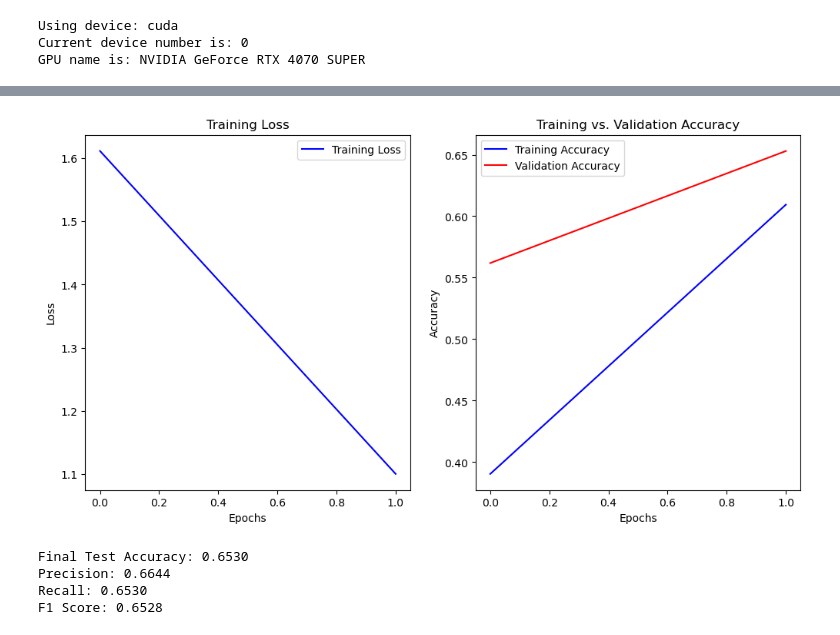
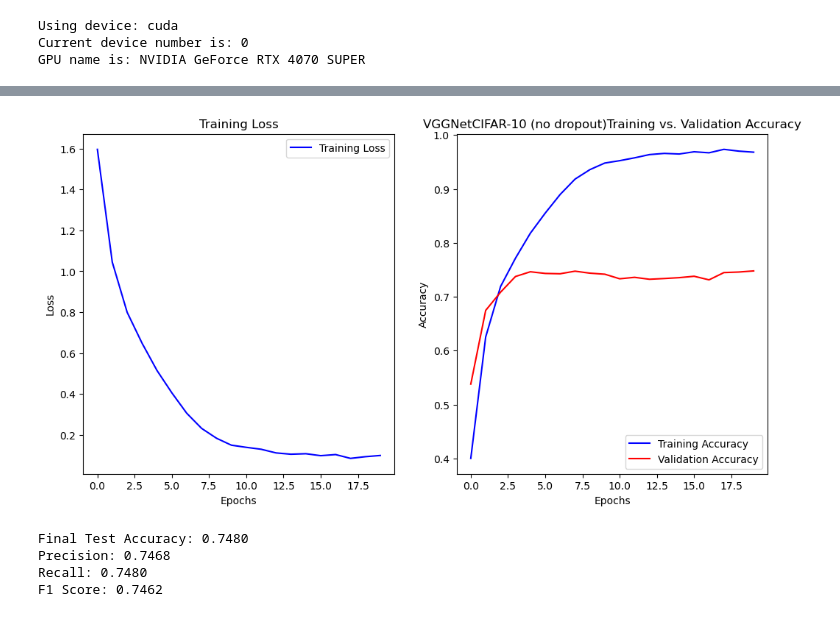
Before and after one commit to nathon-tadeo/4106-Realtime-ML, a Jupyter notebook: Hw2/homework_2_real_time_ml.ipynb, the cells around one changed output, grey strips where cells are left out. Drawn from its saved outputs; the diff is of its cells as text; code cells hidden in the pictures.

```diff
--- a/Hw2/homework_2_real_time_ml.ipynb
+++ b/Hw2/homework_2_real_time_ml.ipynb
@@ -795,9 +795,9 @@ F1 Score: 0.3796
 # %%
-# Problem 2: Simplified VGGnet model CIFAR-10 no Dropout
+# Problem 2: Simplified VGGnet model CIFAR-10 without Dropout
 # Hyperparameters
 batch_size = 64
 learning_rate = 0.001
-num_epochs = 2
+num_epochs = 20
 num_classes = 10
 
 # Load CIFAR-10 dataset
@@ -935,7 +935,7 @@ ax2.plot(range(len(train_accuracies)), train_accuracies, label="Training Accurac
 ax2.plot(range(len(val_accuracies)), val_accuracies, label="Validation Accuracy", color="red")
 ax2.set_xlabel("Epochs")
 ax2.set_ylabel("Accuracy")
-ax2.set_title("Training vs. Validation Accuracy")
+ax2.set_title("VGGNetCIFAR-10 (no dropout)Training vs. Validation Accuracy")
 ax2.legend()
 
 plt.show()
@@ -968,8 +981,8 @@ Training Time: 38.03 seconds
-[figure, old version]
+[figure, new version]
-Final Test Accuracy: 0.6530
-Precision: 0.6644
-Recall: 0.6530
-F1 Score: 0.6528
+Final Test Accuracy: 0.7480
+Precision: 0.7468
+Recall: 0.7480
+F1 Score: 0.7462
 # %%
 # Problem 2: Simplified VGGnet model CIFAR-10 with Dropout
 # Hyperparameters
```
Also changed, not shown: parts of 12 cells of this notebook.
